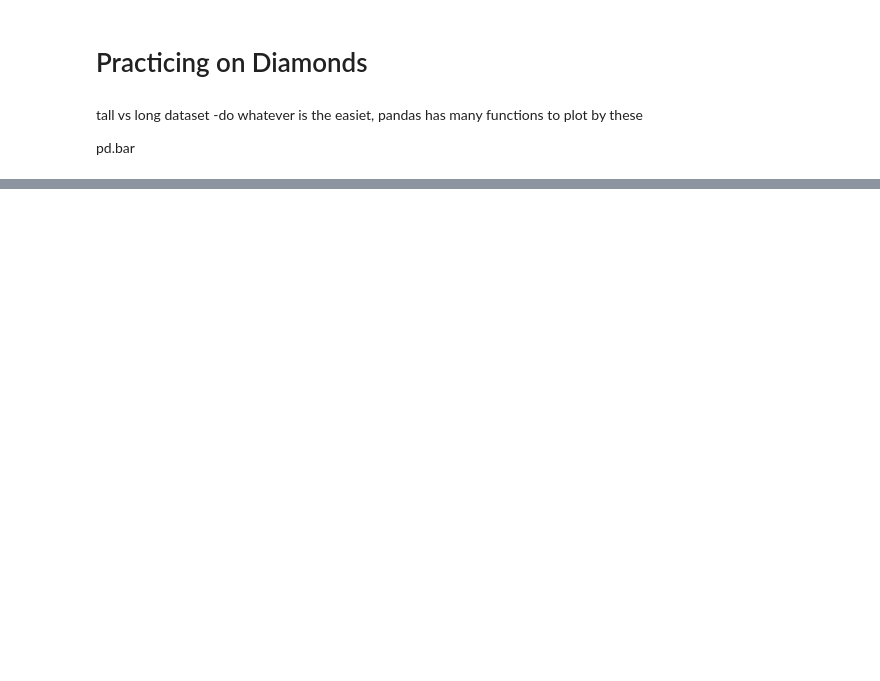
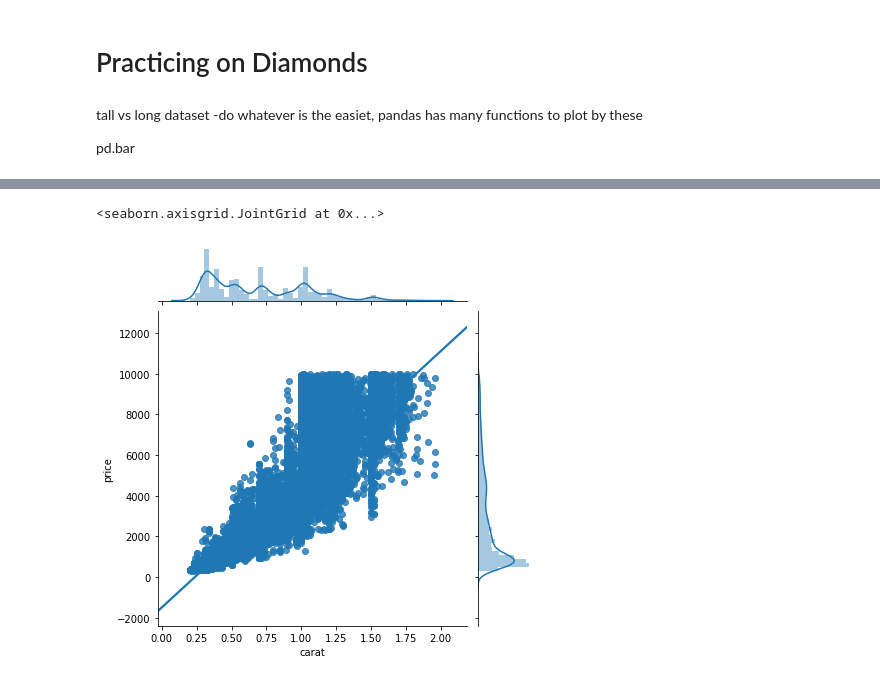
Before and after one commit to jjc220/FIN377-participation, a Jupyter notebook: Live Code 7.ipynb, the cells around one changed output, grey strips where cells are left out. Saved outputs shown, nothing was run; the diff lists cells and outputs as text; code cells hidden in the pictures; blank space fills up the shorter version.

```diff
--- a/Live Code 7.ipynb
+++ b/Live Code 7.ipynb
@@ -46,0 +64,5 @@ sns.distplot(diamonds['carat'], kde=False, bins=np.arange(0.2,2.05,.05).tolist()
+# %%
+sns.jointplot(data=diamonds.query('carat<2 & price<10000'), y='price', x='carat', kind='reg')
+# %% [output]
+<seaborn.axisgrid.JointGrid at 0x...>
+[figure, added]
```
Also changed, not shown: parts of 11 cells of this notebook.
